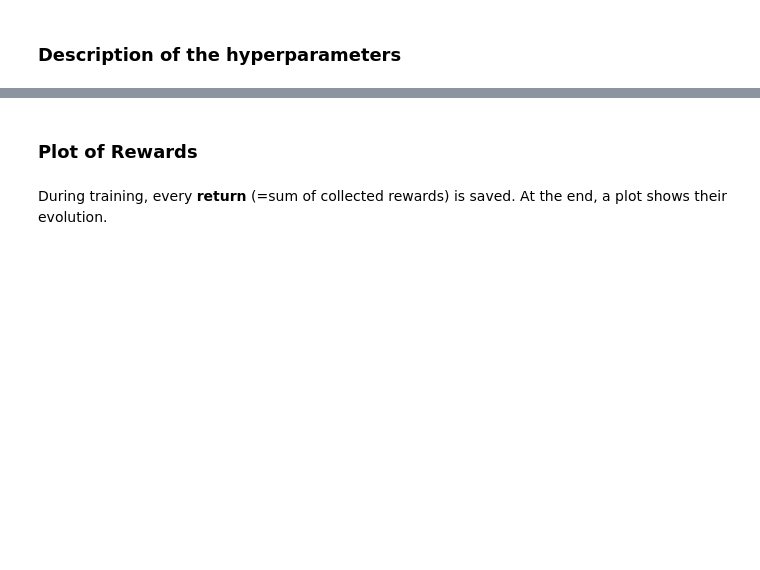
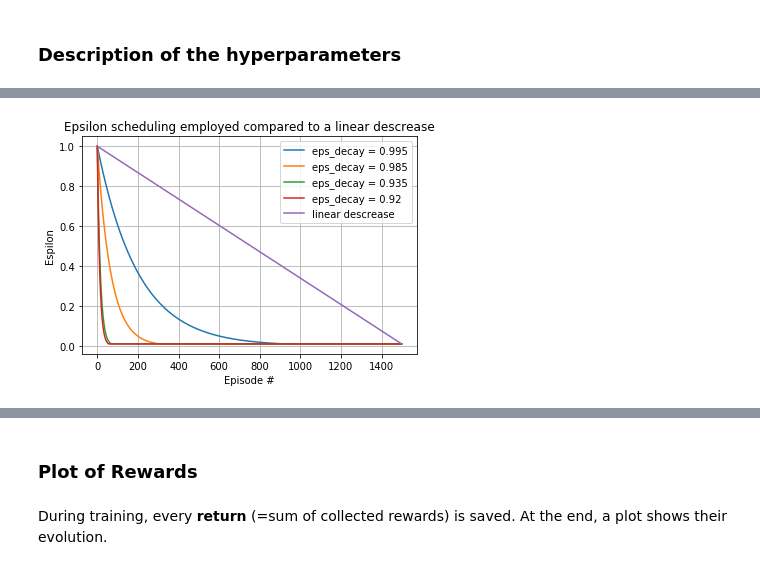
Before and after one commit to chauvinSimon/deep-reinforcement-learning, a Jupyter notebook: p1_navigation/report.ipynb, the cells around one changed output, grey strips where cells are left out. Cells and saved outputs as stored; diff of their text form; code cells hidden in the pictures; blank space fills up the shorter version.

```diff
--- a/p1_navigation/report.ipynb
+++ b/p1_navigation/report.ipynb
@@ -32,0 +119,31 @@ The architecture of the Q-network is composed of
+# %%
+import matplotlib.pyplot as plt
+import numpy as np
+%matplotlib inline
+eps_decay = 0.995  # leads to best result = 380
+eps_decay2 = 0.985  # leads to best result = 130
+eps_decay3 = 0.935  # lead to best result = 51
+eps_decay4 = 0.92  # lead to best result = 2 but no stable
+
+nb_episodes = 1500
+eps_end = 0.01
+eps_start = 1.0
+eps = [max(eps_start * eps_decay ** i, eps_end) for i in range(nb_episodes)]
+eps2 = [max(eps_start * eps_decay2 ** i, eps_end) for i in range(nb_episodes)]
+eps3 = [max(eps_start * eps_decay3 ** i, eps_end) for i in range(nb_episodes)]
+eps4 = [max(eps_start * eps_decay4 ** i, eps_end) for i in range(nb_episodes)]
+fig = plt.figure()
+ax = fig.add_subplot(111)
+plt.plot(np.arange(len(eps)), eps, label='eps_decay = 0.995')
+plt.plot(np.arange(len(eps2)), eps2, label='eps_decay = 0.985')
+plt.plot(np.arange(len(eps3)), eps3, label='eps_decay = 0.935')
+plt.plot(np.arange(len(eps4)), eps4, label='eps_decay = 0.92')
+plt.plot(np.arange(len(eps)), np.linspace(eps_start, eps_end, len(eps)), label='linear descrease')
+plt.ylabel('Espilon')
+plt.xlabel('Episode #')
+plt.grid()
+plt.title("Epsilon scheduling employed compared to a linear descrease")
+ax.legend()
+plt.show()
+# %% [output]
+[figure, added]
```
Also changed, not shown: parts of 14 cells of this notebook, 10 other files.
